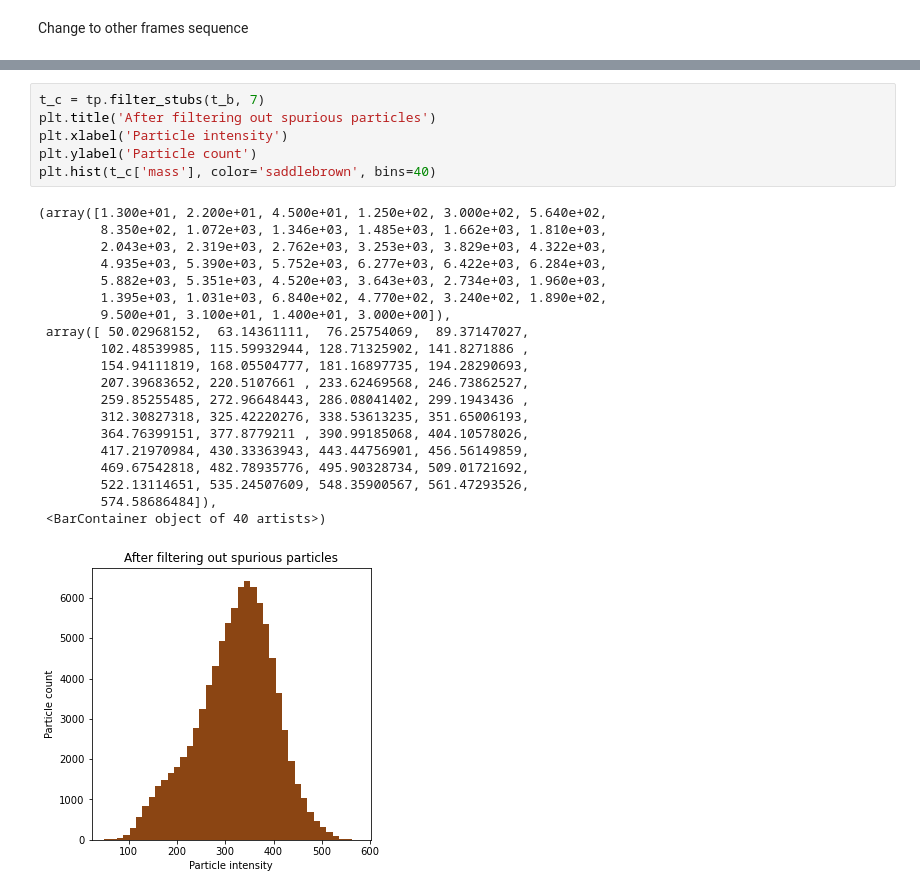
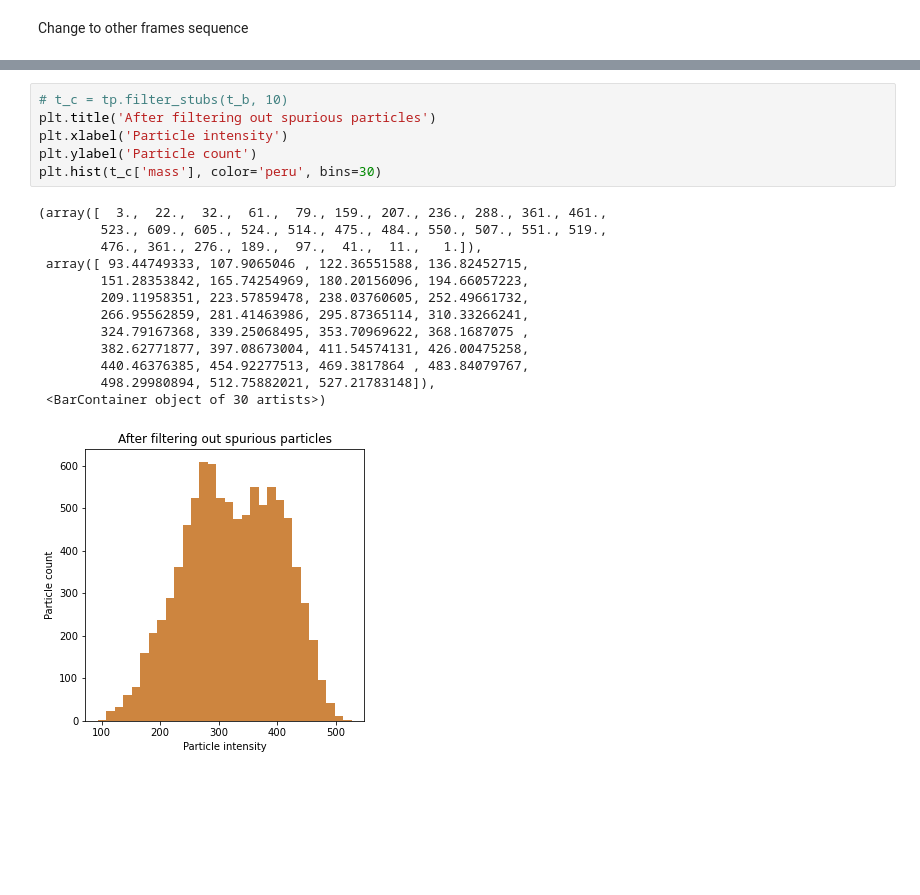
Before and after one commit to nanoepics/epicsjukebox, a Jupyter notebook: Notebooks/Ingmar/AnalysisBF_Full.ipynb, the cells around one changed output, grey strips where cells are left out. Drawn from its saved outputs; the diff is of its cells as text; blank space fills up the shorter version.

```diff
--- a/Notebooks/Ingmar/AnalysisBF_Full.ipynb
+++ b/Notebooks/Ingmar/AnalysisBF_Full.ipynb
@@ -252,30 +286,23 @@ plt.hist(t_b['mass'], color='saddlebrown')
 # %%
-t_c = tp.filter_stubs(t_b, 7)
+# t_c = tp.filter_stubs(t_b, 10)
 plt.title('After filtering out spurious particles')
 plt.xlabel('Particle intensity')
 plt.ylabel('Particle count')
-plt.hist(t_c['mass'], color='saddlebrown', bins=40)
+plt.hist(t_c['mass'], color='peru', bins=30)
 # %% [output]
-(array([1.300e+01, 2.200e+01, 4.500e+01, 1.250e+02, 3.000e+02, 5.640e+02,
-        8.350e+02, 1.072e+03, 1.346e+03, 1.485e+03, 1.662e+03, 1.810e+03,
-        2.043e+03, 2.319e+03, 2.762e+03, 3.253e+03, 3.829e+03, 4.322e+03,
-        4.935e+03, 5.390e+03, 5.752e+03, 6.277e+03, 6.422e+03, 6.284e+03,
-        5.882e+03, 5.351e+03, 4.520e+03, 3.643e+03, 2.734e+03, 1.960e+03,
-        1.395e+03, 1.031e+03, 6.840e+02, 4.770e+02, 3.240e+02, 1.890e+02,
-        9.500e+01, 3.100e+01, 1.400e+01, 3.000e+00]),
- array([ 50.02968152,  63.14361111,  76.25754069,  89.37147027,
-        102.48539985, 115.59932944, 128.71325902, 141.8271886 ,
-        154.94111819, 168.05504777, 181.16897735, 194.28290693,
-        207.39683652, 220.5107661 , 233.62469568, 246.73862527,
-        259.85255485, 272.96648443, 286.08041402, 299.1943436 ,
-        312.30827318, 325.42220276, 338.53613235, 351.65006193,
-        364.76399151, 377.8779211 , 390.99185068, 404.10578026,
-        417.21970984, 430.33363943, 443.44756901, 456.56149859,
-        469.67542818, 482.78935776, 495.90328734, 509.01721692,
-        522.13114651, 535.24507609, 548.35900567, 561.47293526,
-        574.58686484]),
- <BarContainer object of 40 artists>)
+(array([  3.,  22.,  32.,  61.,  79., 159., 207., 236., 288., 361., 461.,
+        523., 609., 605., 524., 514., 475., 484., 550., 507., 551., 519.,
+        476., 361., 276., 189.,  97.,  41.,  11.,   1.]),
+ array([ 93.44749333, 107.9065046 , 122.36551588, 136.82452715,
+        151.28353842, 165.74254969, 180.20156096, 194.66057223,
+        209.11958351, 223.57859478, 238.03760605, 252.49661732,
+        266.95562859, 281.41463986, 295.87365114, 310.33266241,
+        324.79167368, 339.25068495, 353.70969622, 368.1687075 ,
+        382.62771877, 397.08673004, 411.54574131, 426.00475258,
+        440.46376385, 454.92277513, 469.3817864 , 483.84079767,
+        498.29980894, 512.75882021, 527.21783148]),
+ <BarContainer object of 30 artists>)
-[figure, old version]
+[figure, new version]
 # %%
 t_d = t_c[((t_c['mass'] > 120) & (t_c['size'] < 2.6) &
          (t_c['ecc'] < 0.5))]
```
Also changed, not shown: parts of 11 cells of this notebook, 1 other file.
